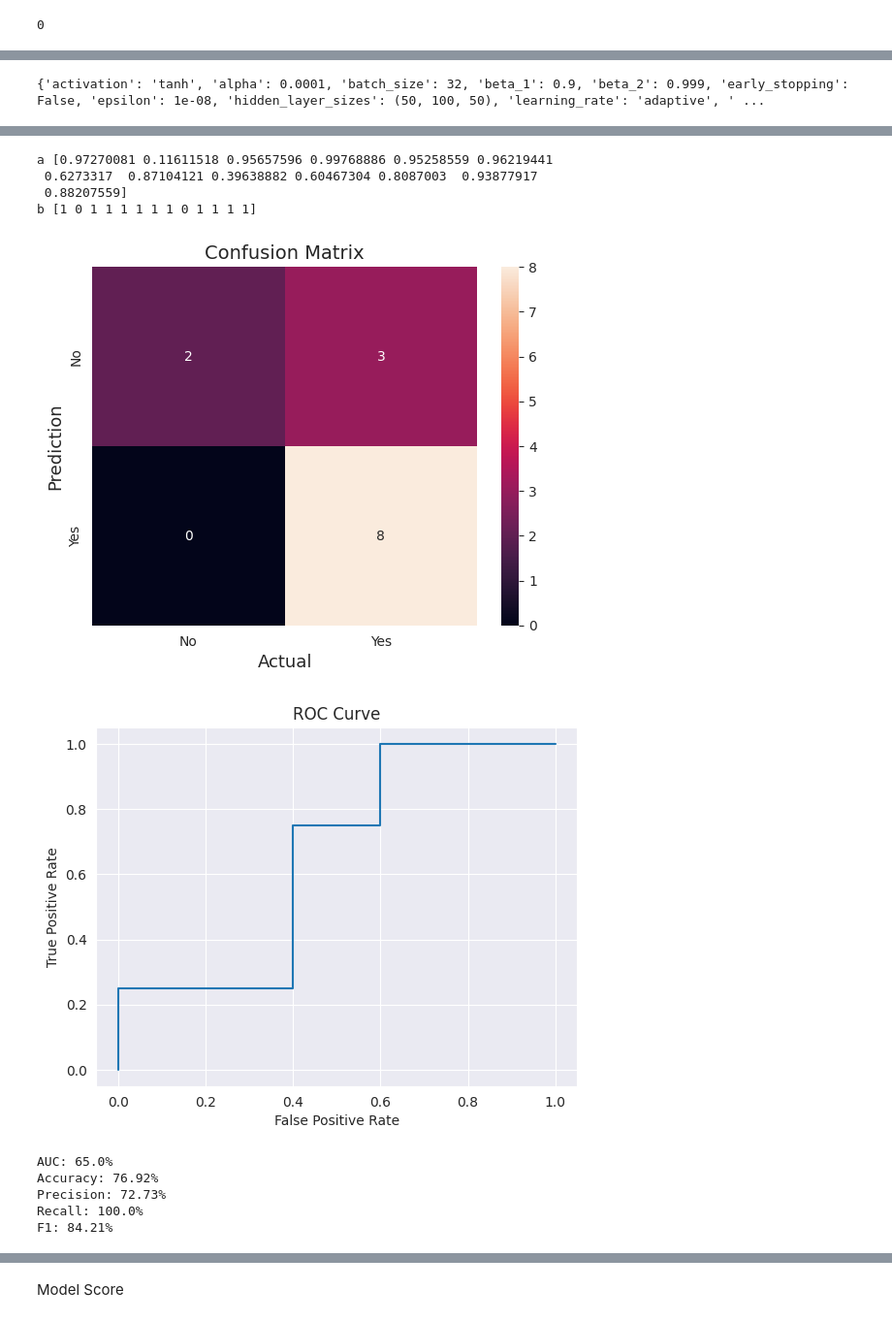
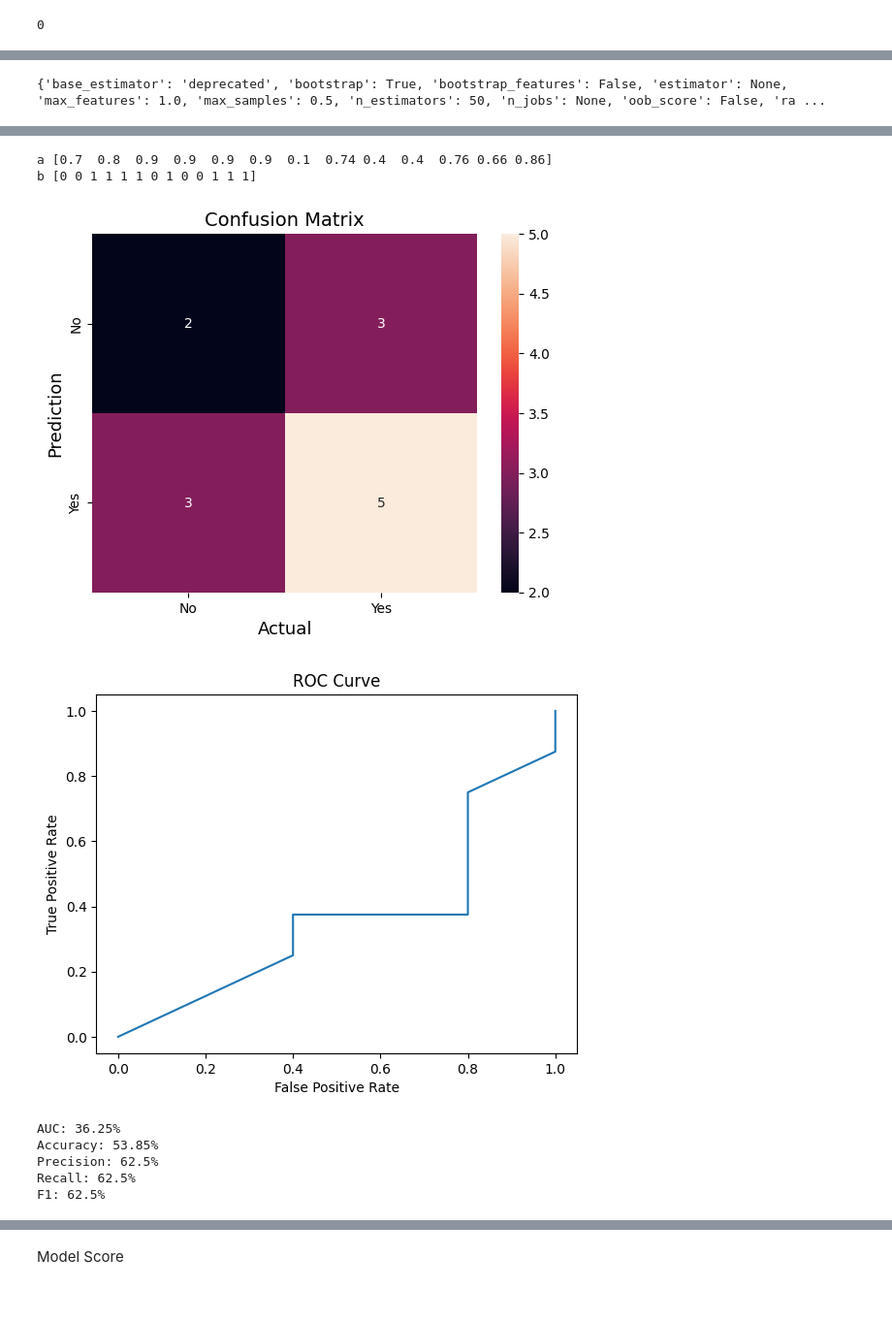
Before and after one commit to DanielRodrigues08/AC-FEUP, a Jupyter notebook: classification.ipynb, the cells around one changed output, grey strips where cells are left out. Shown at 97% size. Saved outputs shown, nothing was run; the diff lists cells and outputs as text; code cells hidden in the pictures.

```diff
--- a/classification.ipynb
+++ b/classification.ipynb
@@ -342,11 +347,8 @@ def train_model_validation(year, model, data, label, param_grid):
     train_data = data[data["year"] < year]
     test_data = data[data["year"] == year]
 
-    train_data.drop(['year'], axis=1, inplace=True)
-    test_data.drop(['year'], axis=1, inplace=True)
-
     X_train, X_val, y_train, y_val = train_test_split(train_data.drop([label], axis=1),
-                                                      train_data[label], test_size=0.3)
+                                                      train_data[label], test_size=0.2, random_state=42)
 
     X_test, y_test = test_data.drop([label, 'sampleWeight'], axis=1), test_data[label]
     sample_weight = X_train['sampleWeight']
@@ -379,18 +381,27 @@ def train_model_validation(year, model, data, label, param_grid):
 
 def train_evaluate_decision_tree_graph(model, data, param_grid):
     accuracy_scores = []
-    years_tested = []
 
-    data = data.sort_values(by="year")
     data1, data2 = df[df['confID'] == 0], df[df['confID'] == 1]
-
-    data1.drop(['confID'], axis=1, inplace=True)
-    data2.drop(['confID'], axis=1, inplace=True)
-
     year = 8
 
     y_test1, y_pred1, y_prob1 = train_model_validation(year, model, data1, label, param_grid)
     y_test2, y_pred2, y_prob2 = train_model_validation(year, model, data2, label, param_grid)
+
+    highest_probs = sorted([x[1] for x in y_prob1], reverse=True)[:4]
+    for i in range(len(y_prob1)):
+        if y_prob1[i][1] in highest_probs:
+            y_pred1[i] = 1
+        else:
+            y_pred1[i] = 0
+
+    highest_probs = sorted([x[1] for x in y_prob2], reverse=True)[:4]
+    for i in range(len(y_prob2)):
+        if y_prob2[i][1] in highest_probs:
+            y_pred2[i] = 1
+        else:
+            y_pred2[i] = 0
+
 
     y_test = np.concatenate((y_test1, y_test2))
     y_pred = np.concatenate((y_pred1, y_pred2))
@@ -401,10 +412,9 @@ def train_evaluate_decision_tree_graph(model, data, param_grid):
 
     accuracy = accuracy_score(y_test, y_pred)
     accuracy_scores.append(accuracy)
-    years_tested.append(year)
 
-    return years_tested, accuracy_scores
+    return y_prob, y_test
 
 
-train_evaluate_decision_tree_graph(mlp, df, mlp_param_grid)
+train_evaluate_decision_tree_graph(bagging, df, bagging_param_grid)
 # %% [output]
@@ -443 +433 @@ See the caveats in the documentation: https://pandas.pydata.org/pandas-docs/stab
-{'activation': 'tanh', 'alpha': 0.0001, 'batch_size': 32, 'beta_1': 0.9, 'beta_2': 0.999, 'early_stopping': False, 'epsilon': 1e-08, 'hidden_layer_sizes': (50, 100, 50), 'learning_rate': 'adaptive', ' ...
+{'base_estimator': 'deprecated', 'bootstrap': True, 'bootstrap_features': False, 'estimator': None, 'max_features': 1.0, 'max_samples': 0.5, 'n_estimators': 50, 'n_jobs': None, 'oob_score': False, 'ra ...
@@ -445,11 +435,9 @@ See the caveats in the documentation: https://pandas.pydata.org/pandas-docs/stab
-a [0.97270081 0.11611518 0.95657596 0.99768886 0.95258559 0.96219441
- 0.6273317  0.87104121 0.39638882 0.60467304 0.8087003  0.93877917
- 0.88207559]
-b [1 0 1 1 1 1 1 1 0 1 1 1 1]
+a [0.7  0.8  0.9  0.9  0.9  0.9  0.1  0.74 0.4  0.4  0.76 0.66 0.86]
+b [0 0 1 1 1 1 0 1 0 0 1 1 1]
-[figure, old version]
+[figure, new version]
-[figure, old version]
+[figure, new version]
-AUC: 65.0%
-Accuracy: 76.92%
-Precision: 72.73%
-Recall: 100.0%
-F1: 84.21%
+AUC: 36.25%
+Accuracy: 53.85%
+Precision: 62.5%
+Recall: 62.5%
+F1: 62.5%
```
Also changed, not shown: parts of 10 cells of this notebook, 9 other files.
